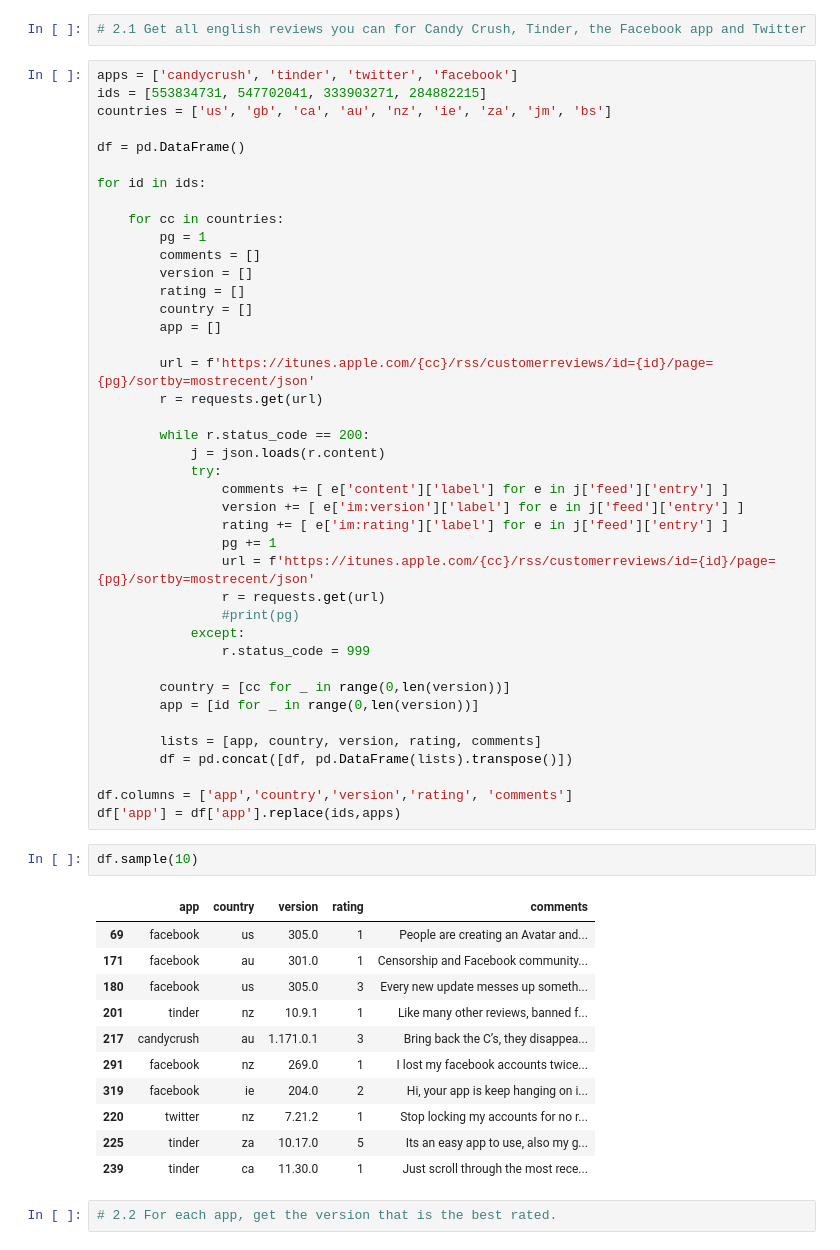
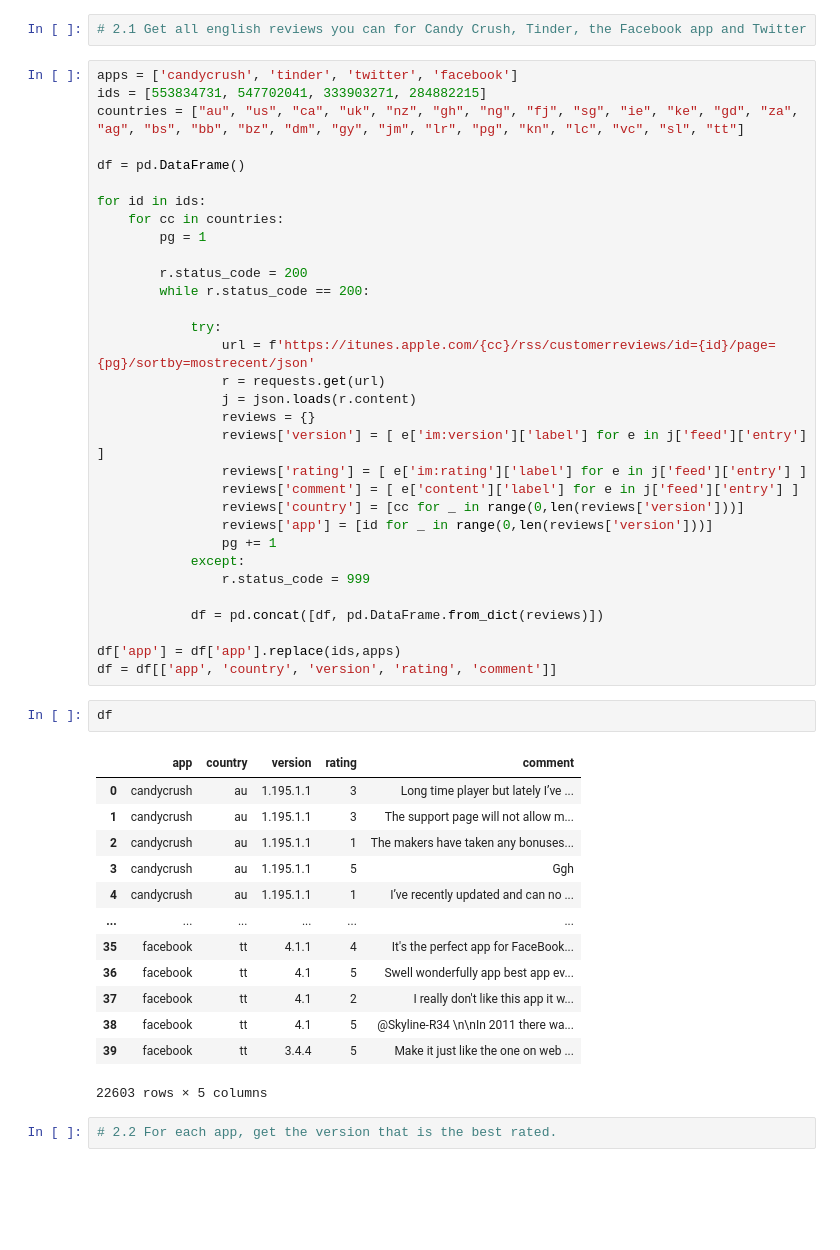
Before and after one commit to cb-ds-1/4-5-web-data, a Jupyter notebook: workshop.ipynb, the cells around one changed output. Drawn from its saved outputs; the diff is of its cells as text; blank space fills up the shorter version.

```diff
--- a/workshop.ipynb
+++ b/workshop.ipynb
@@ -95,58 +95,51 @@ Note: This might create a lot of data! Try to break down your analysis in chunks
 # %%
 apps = ['candycrush', 'tinder', 'twitter', 'facebook']
 ids = [553834731, 547702041, 333903271, 284882215]
-countries = ['us', 'gb', 'ca', 'au', 'nz', 'ie', 'za', 'jm', 'bs']
+countries = ["au", "us", "ca", "uk", "nz", "gh", "ng", "fj", "sg", "ie", "ke", "gd", "za", "ag", "bs", "bb", "bz", "dm", "gy", "jm", "lr", "pg", "kn", "lc", "vc", "sl", "tt"]
 
 df = pd.DataFrame()
 
 for id in ids:
-
     for cc in countries:
         pg = 1
-        comments = []
-        version = []
-        rating = []
-        country = []
-        app = []
 
-        url = f'https://itunes.apple.com/{cc}/rss/customerreviews/id={id}/page={pg}/sortby=mostrecent/json'
-        r = requests.get(url)
+        r.status_code = 200
+        while r.status_code == 200:
 
-        while r.status_code == 200:
-            j = json.loads(r.content)
             try:
-                comments += [ e['content']['label'] for e in j['feed']['entry'] ]
-                version += [ e['im:version']['label'] for e in j['feed']['entry'] ]
-                rating += [ e['im:rating']['label'] for e in j['feed']['entry'] ]
-                pg += 1
                 url = f'https://itunes.apple.com/{cc}/rss/customerreviews/id={id}/page={pg}/sortby=mostrecent/json'
                 r = requests.get(url)
-                #print(pg)
+                j = json.loads(r.content)
+                reviews = {}
+                reviews['version'] = [ e['im:version']['label'] for e in j['feed']['entry'] ]
+                reviews['rating'] = [ e['im:rating']['label'] for e in j['feed']['entry'] ]
+                reviews['comment'] = [ e['content']['label'] for e in j['feed']['entry'] ]
+                reviews['country'] = [cc for _ in range(0,len(reviews['version']))]
+                reviews['app'] = [id for _ in range(0,len(reviews['version']))]
+                pg += 1
             except:
                 r.status_code = 999
 
-        country = [cc for _ in range(0,len(version))]
-        app = [id for _ in range(0,len(version))]
+            df = pd.concat([df, pd.DataFrame.from_dict(reviews)])
 
-        lists = [app, country, version, rating, comments]
-        df = pd.concat([df, pd.DataFrame(lists).transpose()])
-
-df.columns = ['app','country','version','rating', 'comments']
 df['app'] = df['app'].replace(ids,apps)
+df = df[['app', 'country', 'version', 'rating', 'comment']]
 # %%
-df.sample(10)
+df
 # %% [output]
-|  | app | country | version | rating | comments |
-| 69 | facebook | us | 305.0 | 1 | People are creating an Avatar and... |
-| 171 | facebook | au | 301.0 | 1 | Censorship and Facebook community... |
-| 180 | facebook | us | 305.0 | 3 | Every new update messes up someth... |
-| 201 | tinder | nz | 10.9.1 | 1 | Like many other reviews, banned f... |
-| 217 | candycrush | au | 1.171.0.1 | 3 | Bring back the C’s, they disappea... |
-| 291 | facebook | nz | 269.0 | 1 | I lost my facebook accounts twice... |
-| 319 | facebook | ie | 204.0 | 2 | Hi, your app is keep hanging on i... |
-| 220 | twitter | nz | 7.21.2 | 1 | Stop locking my accounts for no r... |
-| 225 | tinder | za | 10.17.0 | 5 | Its an easy app to use, also my g... |
-| 239 | tinder | ca | 11.30.0 | 1 | Just scroll through the most rece... |
+|  | app | country | version | rating | comment |
+| 0 | candycrush | au | 1.195.1.1 | 3 | Long time player but lately I’ve ... |
+| 1 | candycrush | au | 1.195.1.1 | 3 | The support page will not allow m... |
+| 2 | candycrush | au | 1.195.1.1 | 1 | The makers have taken any bonuses... |
+| 3 | candycrush | au | 1.195.1.1 | 5 | Ggh |
+| 4 | candycrush | au | 1.195.1.1 | 1 | I’ve recently updated and can no ... |
+| ... | ... | ... | ... | ... | ... |
+| 35 | facebook | tt | 4.1.1 | 4 | It's the perfect app for FaceBook... |
+| 36 | facebook | tt | 4.1 | 5 | Swell wonderfully app best app ev... |
+| 37 | facebook | tt | 4.1 | 2 | I really don't like this app it w... |
+| 38 | facebook | tt | 4.1 | 5 | @Skyline-R34 \n\nIn 2011 there wa... |
+| 39 | facebook | tt | 3.4.4 | 5 | Make it just like the one on web ... |
+22603 rows × 5 columns
 # %%
 # 2.2 For each app, get the version that is the best rated.
 # %%
```
Also changed, not shown: parts of 8 cells of this notebook.
